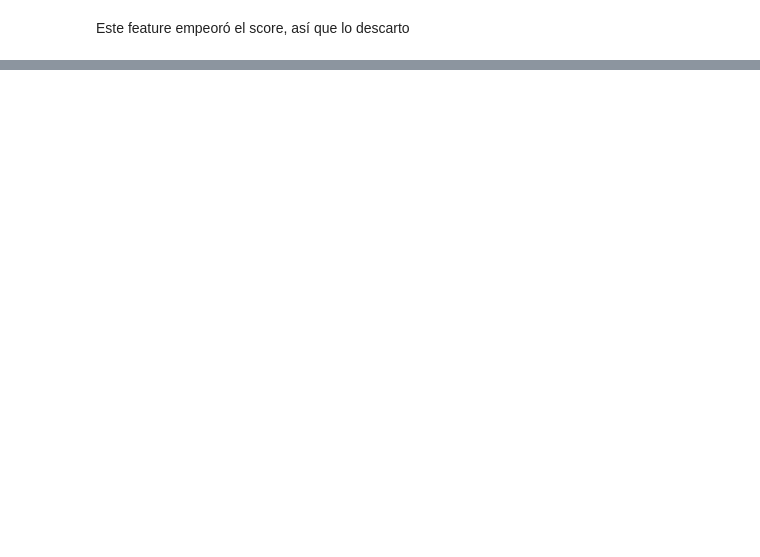
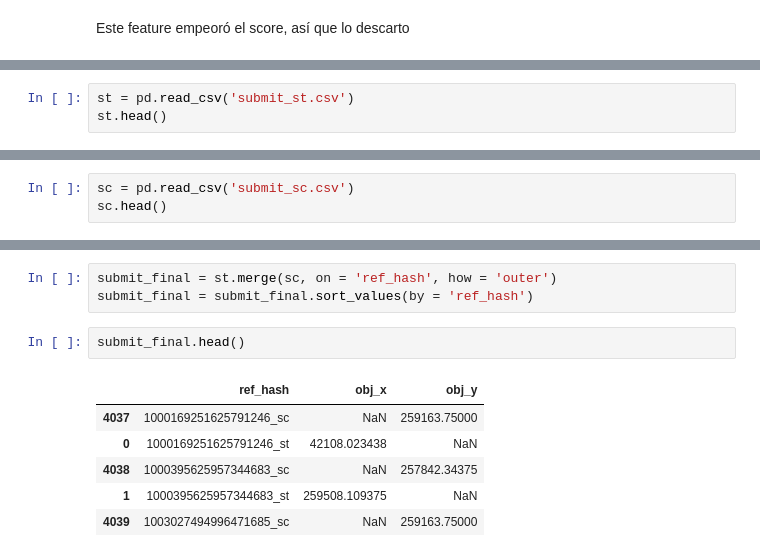
Before and after one commit to EscobarMariaSol/Organizacion-de-datos, a Jupyter notebook: TP2/TP2.ipynb, the cells around one changed output, grey strips where cells are left out. Cells and saved outputs as stored; diff of their text form; blank space fills up the shorter version.

```diff
--- a/TP2/TP2.ipynb
+++ b/TP2/TP2.ipynb
@@ -1223,0 +920,3 @@ Este feature empeoró el score, así que lo descarto
+# %%
+st = pd.read_csv('submit_st.csv')
+st.head()
@@ -1223,0 +930,3 @@ Este feature empeoró el score, así que lo descarto
+# %%
+sc = pd.read_csv('submit_sc.csv')
+sc.head()
@@ -1223,0 +940,12 @@ Este feature empeoró el score, así que lo descarto
+# %%
+submit_final = st.merge(sc, on = 'ref_hash', how = 'outer')
+submit_final = submit_final.sort_values(by = 'ref_hash')
+# %%
+submit_final.head()
+# %% [output]
+|  | ref_hash | obj_x | obj_y |
+| 4037 | 1000169251625791246_sc | NaN | 259163.75000 |
+| 0 | 1000169251625791246_st | 42108.023438 | NaN |
+| 4038 | 1000395625957344683_sc | NaN | 257842.34375 |
+| 1 | 1000395625957344683_st | 259508.109375 | NaN |
+| 4039 | 1003027494996471685_sc | NaN | 259163.75000 |
```
Also changed, not shown: parts of 125 cells of this notebook, 1 other file.
